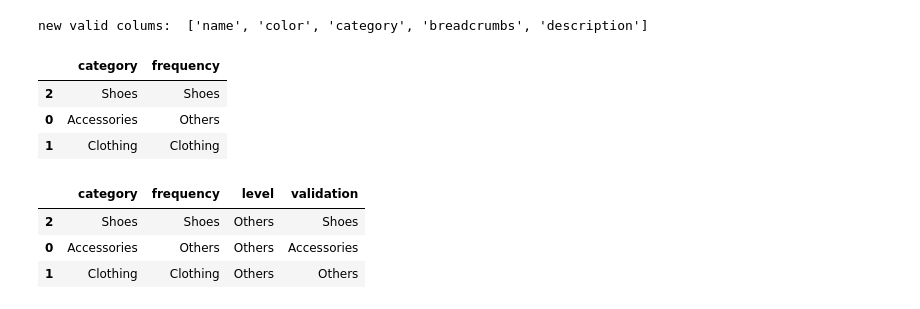
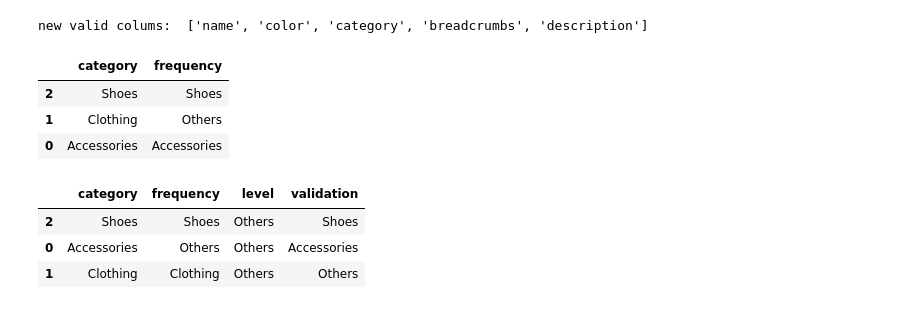
Before and after one commit to galexbh/Categorical-Data-Transformations, a Jupyter notebook: src/main.ipynb, the cells around one changed output. Cells and saved outputs as stored; diff of their text form; code cells hidden in the pictures.

```diff
--- a/src/main.ipynb
+++ b/src/main.ipynb
@@ -85,29 +85,26 @@ new valid colums:  ['name', 'color', 'category', 'breadcrumbs', 'description']
 # %%
 lower_threshold = 3
 upper_threshold = 6
-
-valid_columns = []
 
 for c_ in valid_columns:
     levels = df_copy_adidas.groupby([c_], as_index = False)\
     .agg({'sku' : ['count']})
     levels.columns = levels.columns.droplevel(1)
 
     if((uniquevalues <= lower_threshold) & (uniquevalues >= upper_threshold)):
-        valid_columns.append(c_)
         column_selected = levels.loc[: , [c_, 'sku']]
 
 #print(column_selected)
 
 column_selected.columns = ['category','frequency']
 
 column_selected = column_selected.sort_values(['frequency'], ascending=False)
 column_selected
 # %% [output]
 |  | category | frequency |
 | 2 | Shoes | Shoes |
-| 0 | Accessories | Others |
-| 1 | Clothing | Clothing |
+| 1 | Clothing | Others |
+| 0 | Accessories | Accessories |
 # %%
 column_selected['level'] = 'Others'
 value_min = column_selected['frequency'].min()
```
